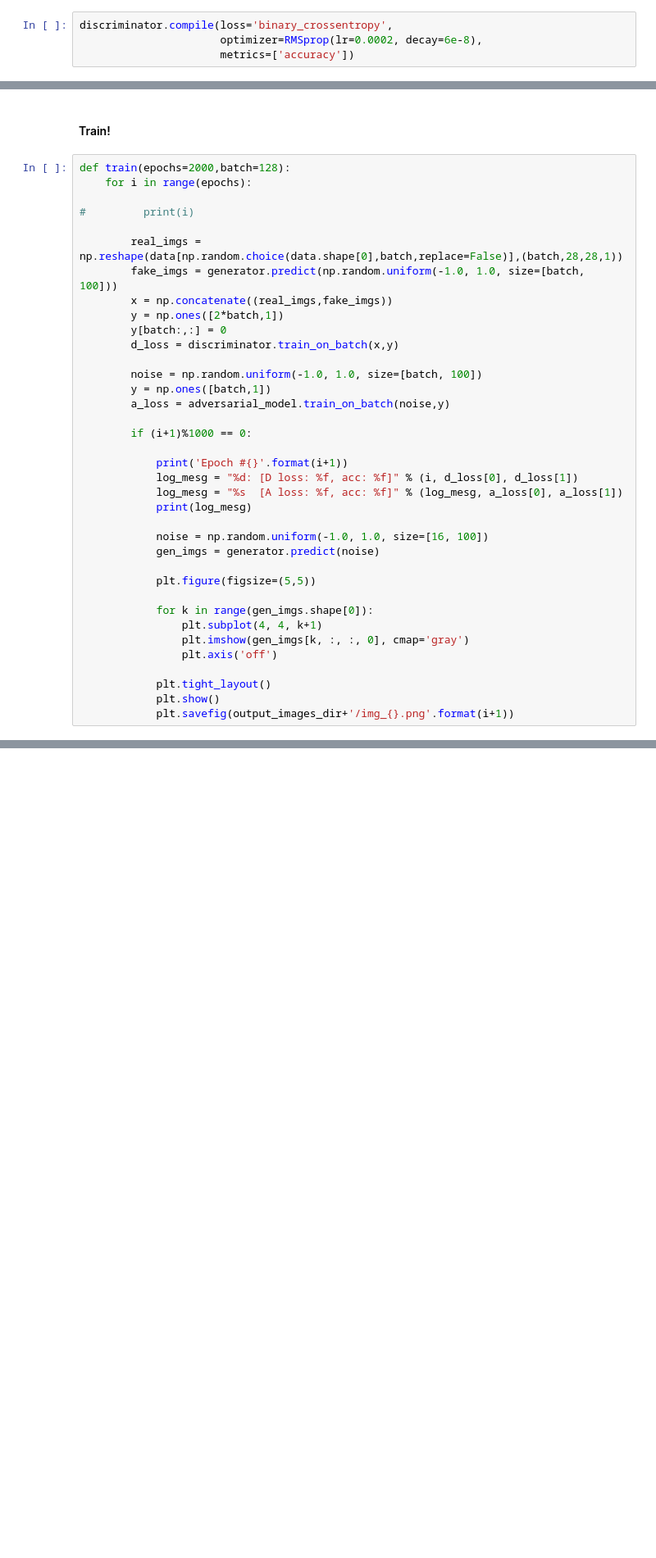
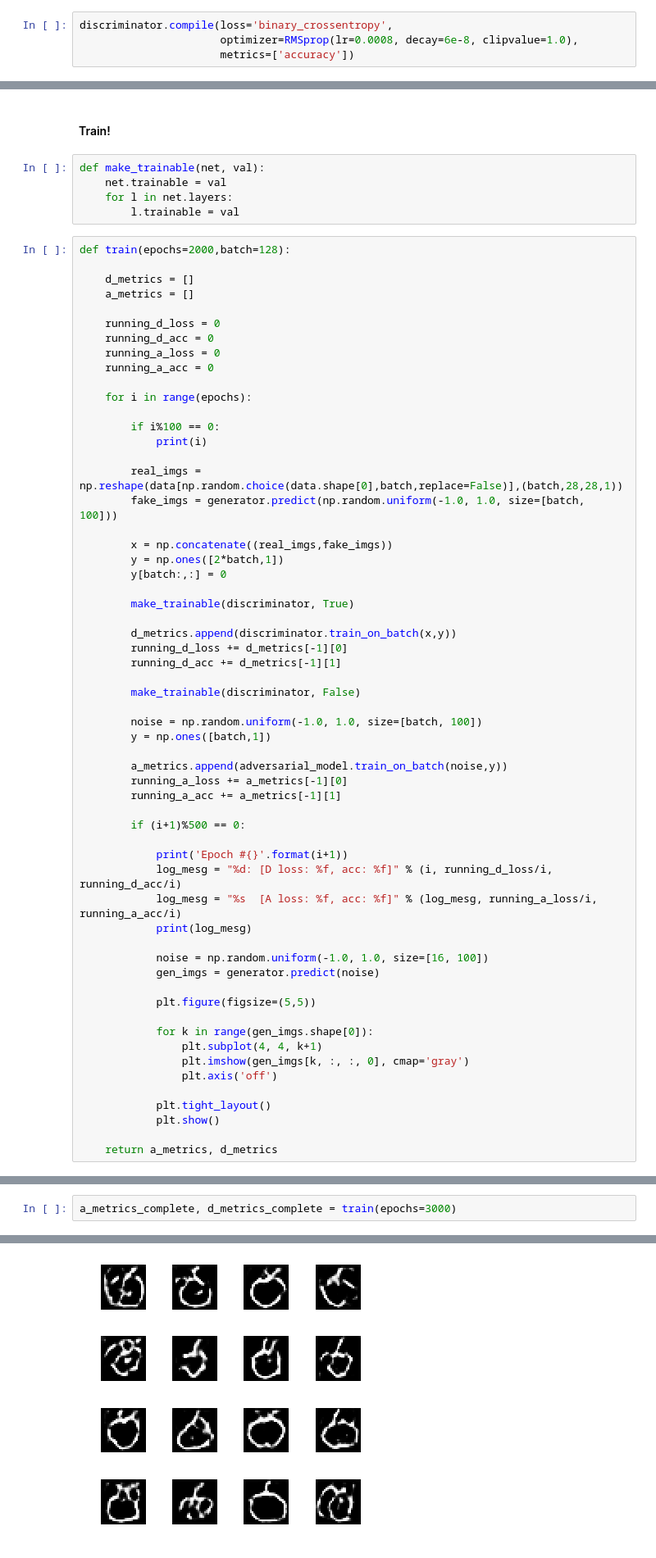
Before and after one commit to the-deep-learners/TensorFlow-LiveLessons, a Jupyter notebook: notebooks/generative_adversarial_network.ipynb, the cells around one changed output, grey strips where cells are left out. Shown: that part at 82% size. Cells and saved outputs as stored; diff of their text form; blank space fills up the shorter version.

```diff
--- a/notebooks/generative_adversarial_network.ipynb
+++ b/notebooks/generative_adversarial_network.ipynb
@@ -107,7 +140,7 @@ Non-trainable params: 0
 _________________________________________________________________
 # %%
 discriminator.compile(loss='binary_crossentropy',
-                      optimizer=RMSprop(lr=0.0002, decay=6e-8),
+                      optimizer=RMSprop(lr=0.0008, decay=6e-8, clipvalue=1.0),
                       metrics=['accuracy'])
 # %% [markdown]
 #### Create generator network
@@ -199,27 +229,53 @@ if not os.path.exists(output_images_dir):
 # %% [markdown]
 #### Train!
+# %%
+def make_trainable(net, val):
+    net.trainable = val
+    for l in net.layers:
+        l.trainable = val
 # %%
 def train(epochs=2000,batch=128):
+
+    d_metrics = []
+    a_metrics = []
+
+    running_d_loss = 0
+    running_d_acc = 0
+    running_a_loss = 0
+    running_a_acc = 0
+
     for i in range(epochs):
 
-#         print(i)
+        if i%100 == 0:
+            print(i)
 
         real_imgs = np.reshape(data[np.random.choice(data.shape[0],batch,replace=False)],(batch,28,28,1))
         fake_imgs = generator.predict(np.random.uniform(-1.0, 1.0, size=[batch, 100]))
+
         x = np.concatenate((real_imgs,fake_imgs))
         y = np.ones([2*batch,1])
         y[batch:,:] = 0
-        d_loss = discriminator.train_on_batch(x,y)
+
+        make_trainable(discriminator, True)
+
+        d_metrics.append(discriminator.train_on_batch(x,y))
+        running_d_loss += d_metrics[-1][0]
+        running_d_acc += d_metrics[-1][1]
+
+        make_trainable(discriminator, False)
 
         noise = np.random.uniform(-1.0, 1.0, size=[batch, 100])
         y = np.ones([batch,1])
-        a_loss = adversarial_model.train_on_batch(noise,y)
 
-        if (i+1)%1000 == 0:
+        a_metrics.append(adversarial_model.train_on_batch(noise,y))
+        running_a_loss += a_metrics[-1][0]
+        running_a_acc += a_metrics[-1][1]
+
+        if (i+1)%500 == 0:
 
             print('Epoch #{}'.format(i+1))
-            log_mesg = "%d: [D loss: %f, acc: %f]" % (i, d_loss[0], d_loss[1])
-            log_mesg = "%s  [A loss: %f, acc: %f]" % (log_mesg, a_loss[0], a_loss[1])
+            log_mesg = "%d: [D loss: %f, acc: %f]" % (i, running_d_loss/i, running_d_acc/i)
+            log_mesg = "%s  [A loss: %f, acc: %f]" % (log_mesg, running_a_loss/i, running_a_acc/i)
             print(log_mesg)
 
             noise = np.random.uniform(-1.0, 1.0, size=[16, 100])
@@ -234,4 +290,5 @@ def train(epochs=2000,batch=128):
 
             plt.tight_layout()
             plt.show()
-            plt.savefig(output_images_dir+'/img_{}.png'.format(i+1))
+
+    return a_metrics, d_metrics
@@ -249,0 +295,3 @@ KeyboardInterrupt:
+# %%
+a_metrics_complete, d_metrics_complete = train(epochs=3000)
+# %% [output]
@@ -249,0 +305 @@ KeyboardInterrupt:
+[figure, added]
```
Also changed, not shown: parts of 17 cells of this notebook.
